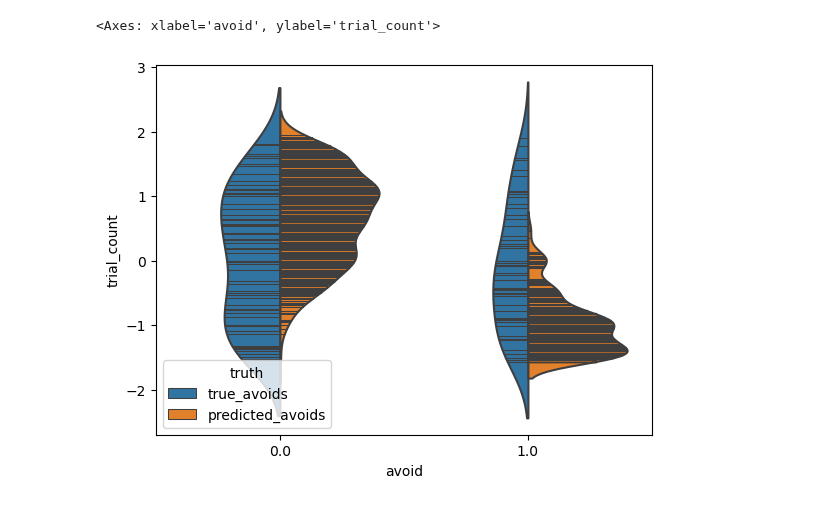
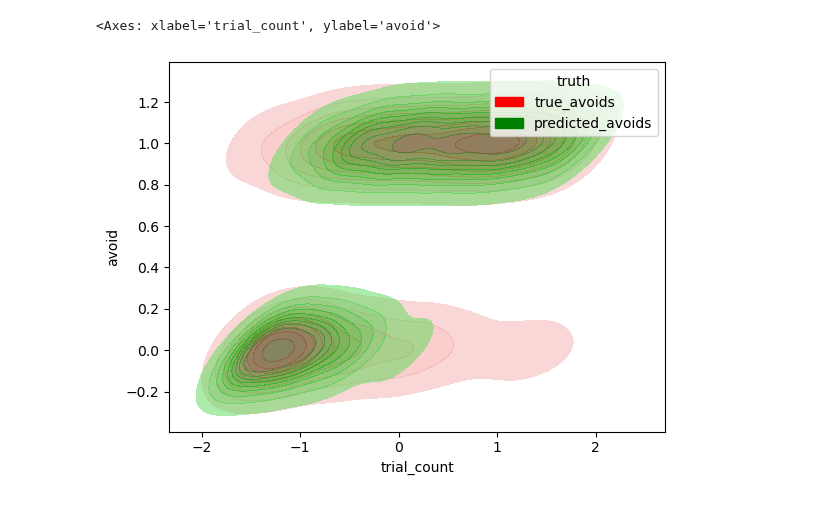
Before and after one commit to Mschaid/ENIGMA, a Jupyter notebook: notebooks/development/pipeline_building.ipynb, the cells around one changed output. Saved outputs shown, nothing was run; the diff lists cells and outputs as text; code cells hidden in the pictures.

Commit message:
classifer pipe and exp update

```diff
--- a/notebooks/development/pipeline_building.ipynb
+++ b/notebooks/development/pipeline_building.ipynb
@@ -162,9 +47,9 @@ opt = tf.keras.optimizers.Adam(learning_rate=0.0001)
 model.compile(optimizer=opt,
                    loss=tf.keras.losses.BinaryCrossentropy(),
                    metrics=metrics)
-model.fit(X_train_processed, y_train,
+model.fit(processor_pipe.X_train, processor_pipe.y_train,
           epochs=100 , batch_size=64,
-          validation_data=(X_dev_processed, y_dev))
+          validation_data=(processor_pipe.X_dev, processor_pipe.y_dev))
 # %% [output]
 WARNING:absl:At this time, the v2.11+ optimizer `tf.keras.optimizers.Adam` runs slowly on M1/M2 Macs, please use the legacy Keras optimizer instead, located at `tf.keras.optimizers.legacy.Adam`.
 WARNING:absl:There is a known slowdown when using v2.11+ Keras optimizers on M1/M2 Macs. Falling back to the legacy Keras optimizer, i.e., `tf.keras.optimizers.legacy.Adam`.
@@ -288,0 +102,5 @@ sns.stripplot(data = selected_data,
+# %%
+num_cols = list(processor_pipe.processor.transformers_[0][2])
+cat_cols = list(processor_pipe.processor.named_transformers_['cat']['ohe'].get_feature_names_out())
+cols = num_cols + cat_cols
+cols
@@ -288,0 +122,13 @@ sns.stripplot(data = selected_data,
+# %%
+
+
+import re
+predictions = model.predict(processor_pipe.X_test)
+labels = np.where(predictions > 0.5, 1, 0)
+df_test = (pd.DataFrame(processor_pipe.X_test, columns = cols)
+           .assign(true_avoids = processor_pipe.y_test.reset_index(drop = True),
+                   predicted_avoids = labels
+        #    .rename(columns = lambda c: re.sub(r"^x\d+_", '', c), regex = True)
+           )
+)
+df_test
@@ -289,11 +200,12 @@ sns.stripplot(data = selected_data,
 # %%
-sns.violinplot(data = selected_data,
-              x = 'avoid',
-              y = 'trial_count',
-              inner = 'stick',
-              split = True,
-              hue = 'truth',
-              alpha = 0.5)
+sns.kdeplot(data = selected_data,
+        x = 'trial_count',
+        y = 'avoid',
+        hue = 'truth',
+        fill=True,
+        alpha = 0.5,
+        palette= ('red', 'green')
+        )
 # %% [output]
-<Axes: xlabel='avoid', ylabel='trial_count'>
+<Axes: xlabel='trial_count', ylabel='avoid'>
-[figure, old version]
+[figure, new version]
```
Also changed, not shown: parts of 24 cells of this notebook, 2 other files.
